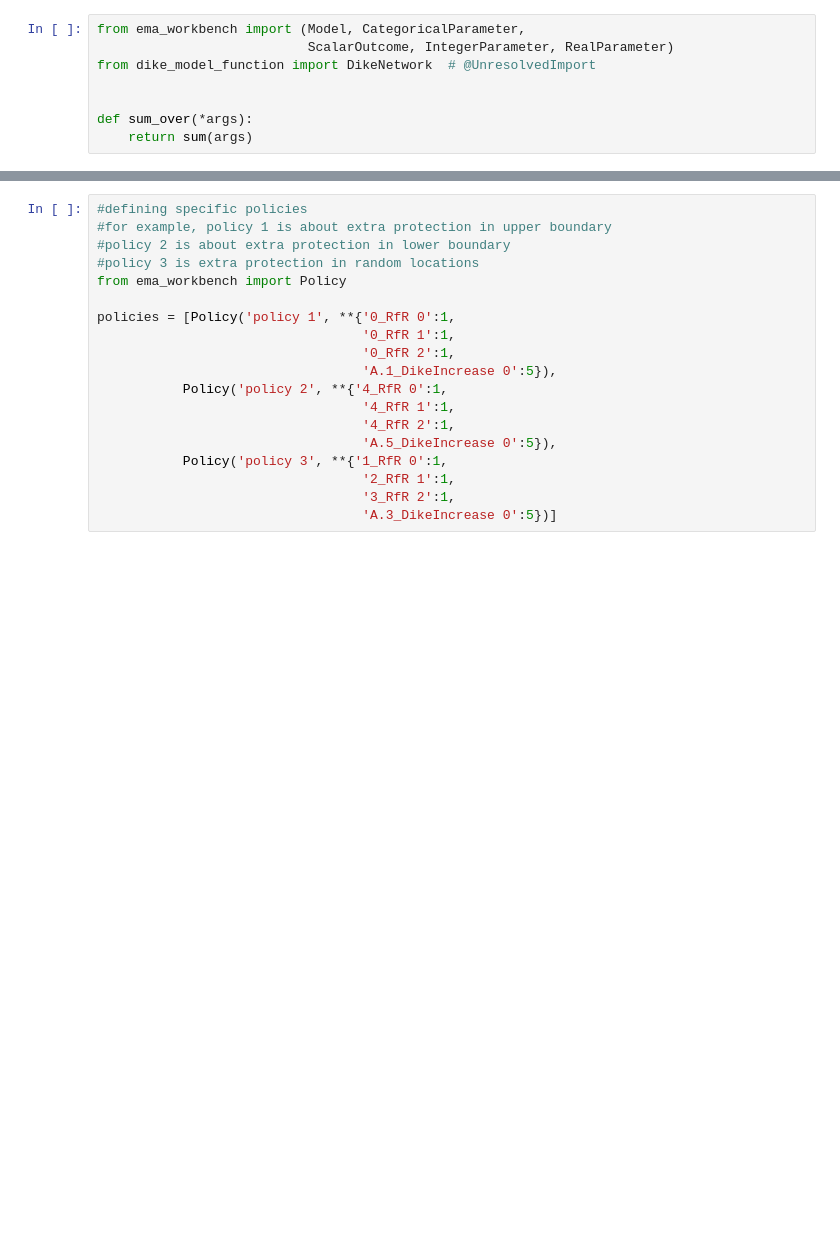
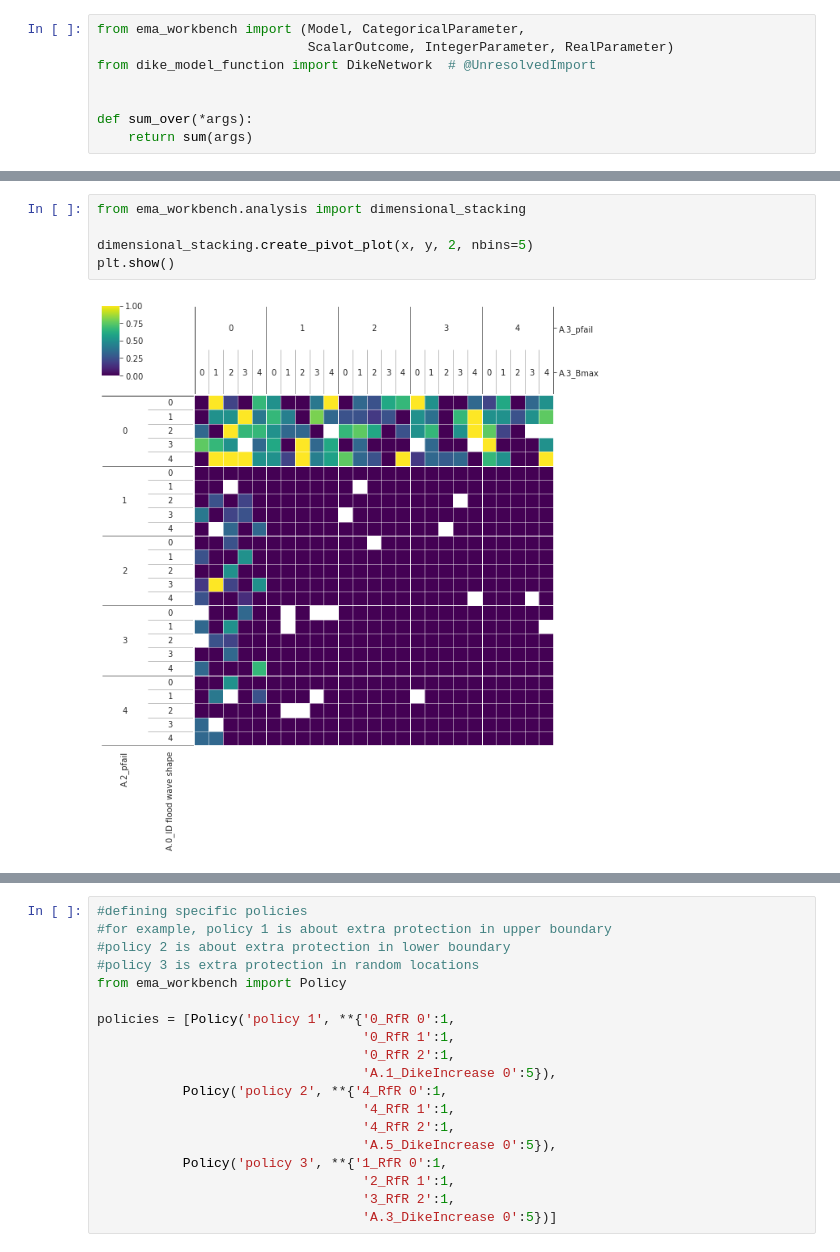
Before and after one commit to Gerdusvdl/EPA1361, a Jupyter notebook: final assignment/Problem Formulations.ipynb, the cells around one changed output, grey strips where cells are left out. Drawn from its saved outputs; the diff is of its cells as text; blank space fills up the shorter version.

```diff
--- a/final assignment/Problem Formulations.ipynb
+++ b/final assignment/Problem Formulations.ipynb
@@ -155,0 +231,7 @@ dict_keys(['A.1 Total Costs', 'A.1_Expected Number of Deaths', 'A.2 Total Costs'
+# %%
+from ema_workbench.analysis import dimensional_stacking
+
+dimensional_stacking.create_pivot_plot(x, y, 2, nbins=5)
+plt.show()
+# %% [output]
+[figure, added]
```
Also changed, not shown: parts of 15 cells of this notebook, 3 other files.
